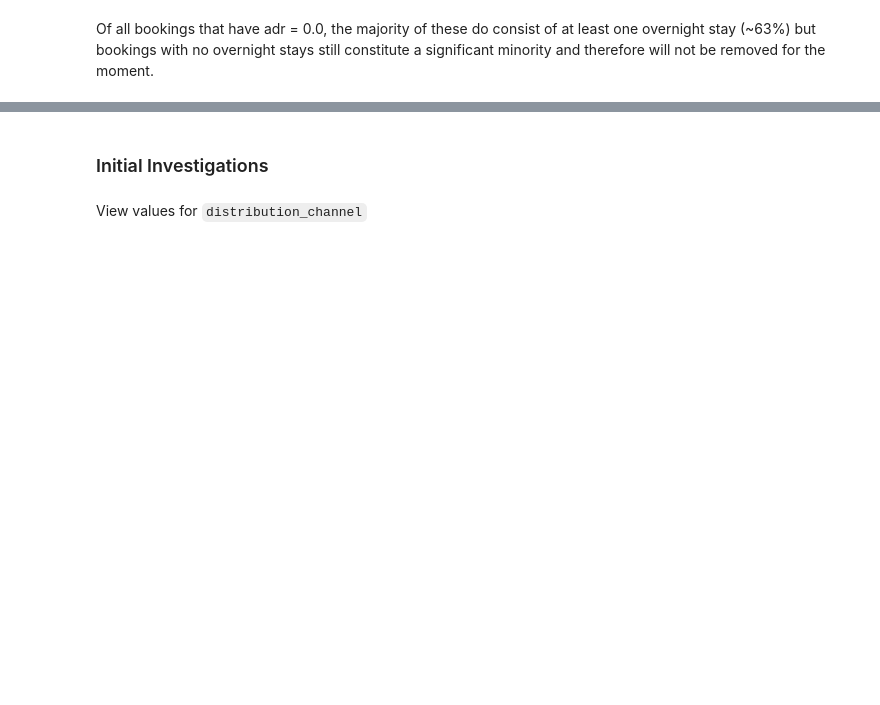
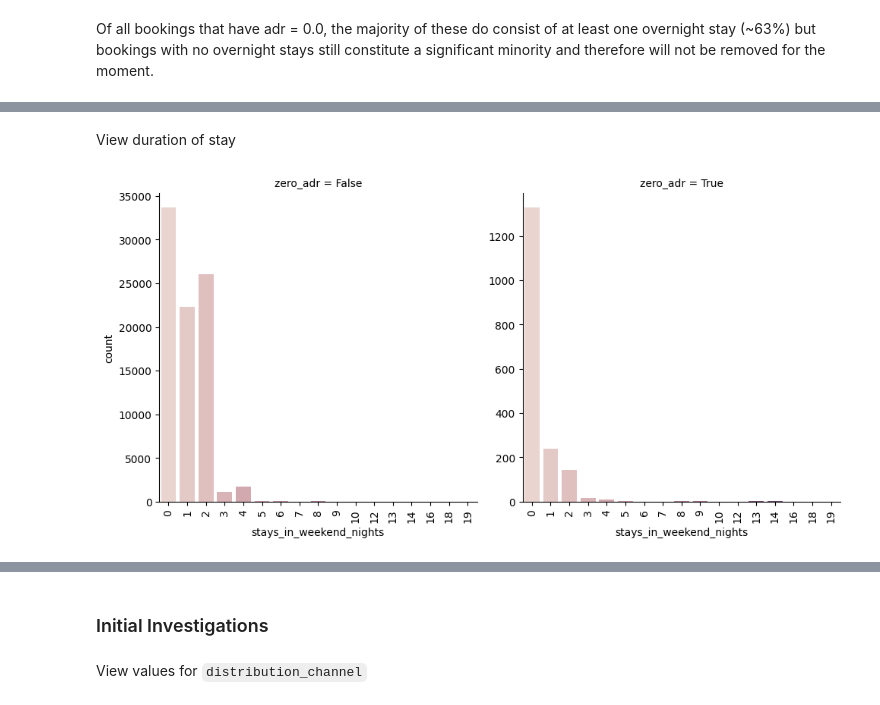
Before and after one commit to lowrycode/hotel-bookings, a Jupyter notebook: jupyter_notebooks/02_eda_and_cleaning.ipynb, the cells around one changed output, grey strips where cells are left out. Saved outputs shown, nothing was run; the diff lists cells and outputs as text; code cells hidden in the pictures; blank space fills up the shorter version.

```diff
--- a/jupyter_notebooks/02_eda_and_cleaning.ipynb
+++ b/jupyter_notebooks/02_eda_and_cleaning.ipynb
@@ -378,0 +500,6 @@ summary
+# %% [markdown]
+View duration of stay
+# %%
+plot_categorical_facets(df_adr, 'stays_in_weekend_nights', 'zero_adr')
+# %% [output]
+[figure, added]
```
Also changed, not shown: parts of 104 cells of this notebook.
